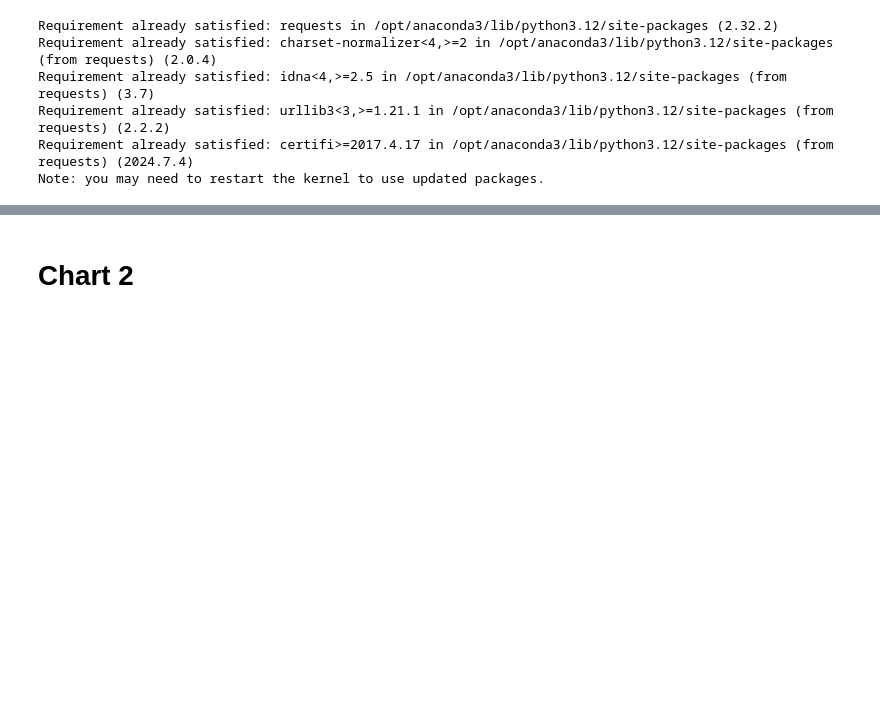
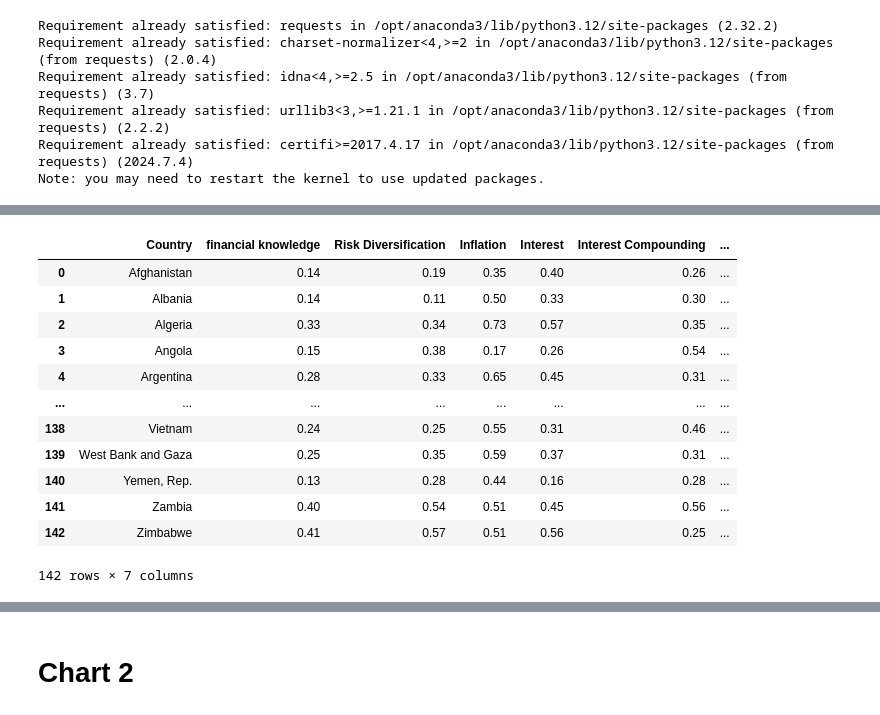
Before and after one commit to CarlosGV1208/CarlosGV1208.github.io, a Jupyter notebook: project/project.ipynb, the cells around one changed output, grey strips where cells are left out. Drawn from its saved outputs; the diff is of its cells as text; code cells hidden in the pictures; blank space fills up the shorter version.

```diff
--- a/project/project.ipynb
+++ b/project/project.ipynb
@@ -33,0 +53,43 @@ import requests
+# %%
+df = pd.read_csv('p1/p1.csv')
+# %%
+# 3. Función para obtener el código ISO-3 numérico (necesario para el mapa de Vega)
+def get_iso3_numeric(country_name):
+    # Correcciones manuales para nombres que pycountry no reconoce directamente
+    manual_map = {
+        "Congo, Dem. Rep.": "180", # COD
+        "Congo, Rep.": "178",      # COG
+        "Egypt, Arab Rep.": "818", # EGY
+        "Hong Kong SAR, China": "344", # HKG
+        "Iran, Islamic Rep.": "364", # IRN
+        "Korea, Rep.": "410", # KOR
+        "Kyrgyz Republic": "417", # KGZ
+        "Macedonia, FYR": "807", # MKD
+        "Russia": "643",
+        "Russian Federation": "643",
+        "Slovak Republic": "703",
+        "Taiwan, China": "158",
+        "Venezuela, RB": "862",
+        "West Bank and Gaza": "275", # Palestina
+        "Yemen, Rep.": "887",
+        "Côte d'Ivoire": "384",
+        "Laos": "418",
+        "Syria": "760"
+    }
+
+    if country_name in manual_map:
+        return int(manual_map[country_name])
+
+    try:
+        # Busqueda difusa (fuzzy) para encontrar el país
+        match = pycountry.countries.search_fuzzy(country_name)
+        if match:
+            return int(match[0].numeric)
+    except:
+        return None
+# %%
+# Aplicar la función
+df['id'] = df['Country'].apply(get_iso3_numeric)
+# %%
+# 4. Eliminar países que no se encontraron (si los hay)
+df = df.dropna(subset=['id'])
@@ -33,0 +113,16 @@ import requests
+# %%
+df
+# %% [output]
+|  | Country | financial knowledge | Risk Diversification | Inflation | Interest | Interest Compounding | ... |
+| 0 | Afghanistan | 0.14 | 0.19 | 0.35 | 0.40 | 0.26 | ... |
+| 1 | Albania | 0.14 | 0.11 | 0.50 | 0.33 | 0.30 | ... |
+| 2 | Algeria | 0.33 | 0.34 | 0.73 | 0.57 | 0.35 | ... |
+| 3 | Angola | 0.15 | 0.38 | 0.17 | 0.26 | 0.54 | ... |
+| 4 | Argentina | 0.28 | 0.33 | 0.65 | 0.45 | 0.31 | ... |
+| ... | ... | ... | ... | ... | ... | ... | ... |
+| 138 | Vietnam | 0.24 | 0.25 | 0.55 | 0.31 | 0.46 | ... |
+| 139 | West Bank and Gaza | 0.25 | 0.35 | 0.59 | 0.37 | 0.31 | ... |
+| 140 | Yemen, Rep. | 0.13 | 0.28 | 0.44 | 0.16 | 0.28 | ... |
+| 141 | Zambia | 0.40 | 0.54 | 0.51 | 0.45 | 0.56 | ... |
+| 142 | Zimbabwe | 0.41 | 0.57 | 0.51 | 0.56 | 0.25 | ... |
+142 rows × 7 columns
```
Also changed, not shown: parts of 6 cells of this notebook, 2 other files.
